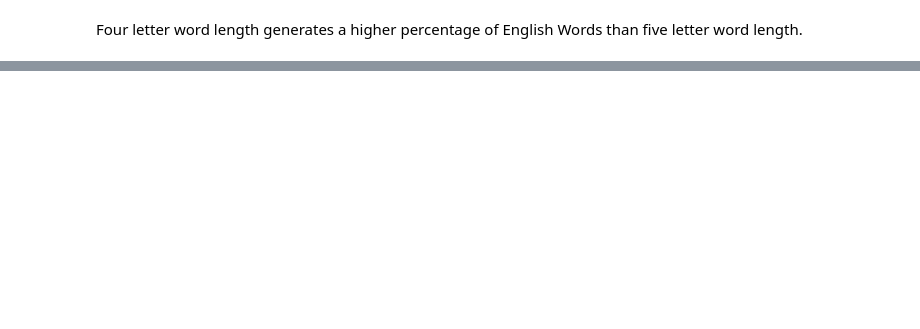
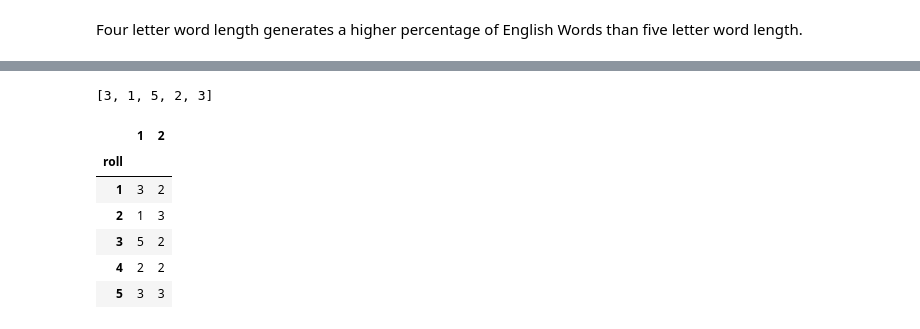
Before and after one commit to rachel-holman/dnw9qk_ds5100_montecarlo, a Jupyter notebook: montecarlo_demo.ipynb, the cells around one changed output, grey strips where cells are left out. Saved outputs shown, nothing was run; the diff lists cells and outputs as text; code cells hidden in the pictures; blank space fills up the shorter version.

```diff
--- a/montecarlo_demo.ipynb
+++ b/montecarlo_demo.ipynb
@@ -496,0 +535,23 @@ Four letter word length generates a higher percentage of English Words than five
+# %%
+random.seed(12345)
+test_die = m.Die()
+test_die.roll_die(5)
+# %% [output]
+[3, 1, 5, 2, 3]
+# %%
+random.seed(12345)
+test_die1 = m.Die()
+test_die2 = m.Die()
+test_die2.change_side_weight(3, 5)
+
+test_game = m.Game([test_die1, test_die2])
+test_game.play(5)
+test_game.show_results()
+# %% [output]
+|  | 1 | 2 |
+| roll |  |  |
+| 1 | 3 | 2 |
+| 2 | 1 | 3 |
+| 3 | 5 | 2 |
+| 4 | 2 | 2 |
+| 5 | 3 | 3 |
```
Also changed, not shown: parts of 26 cells of this notebook, 6 other files.
